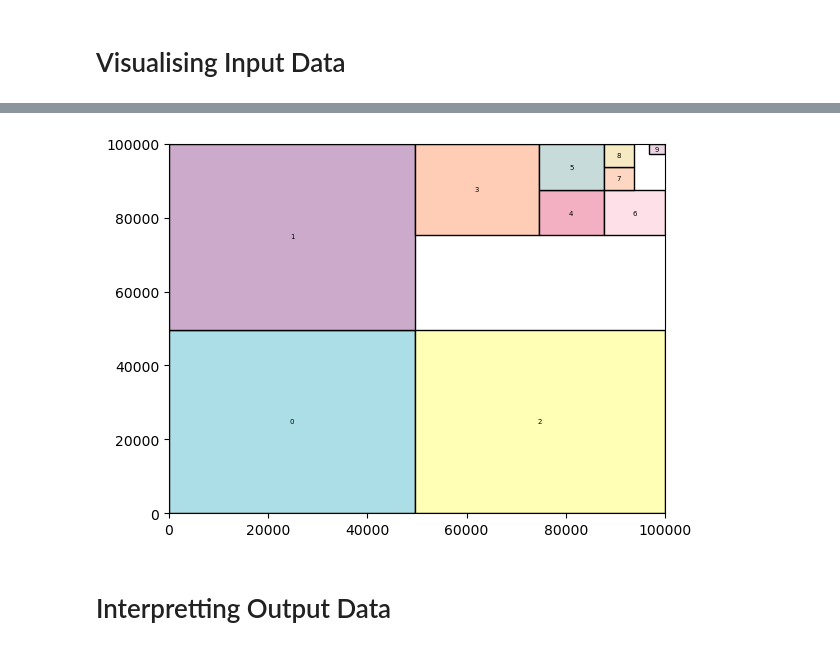
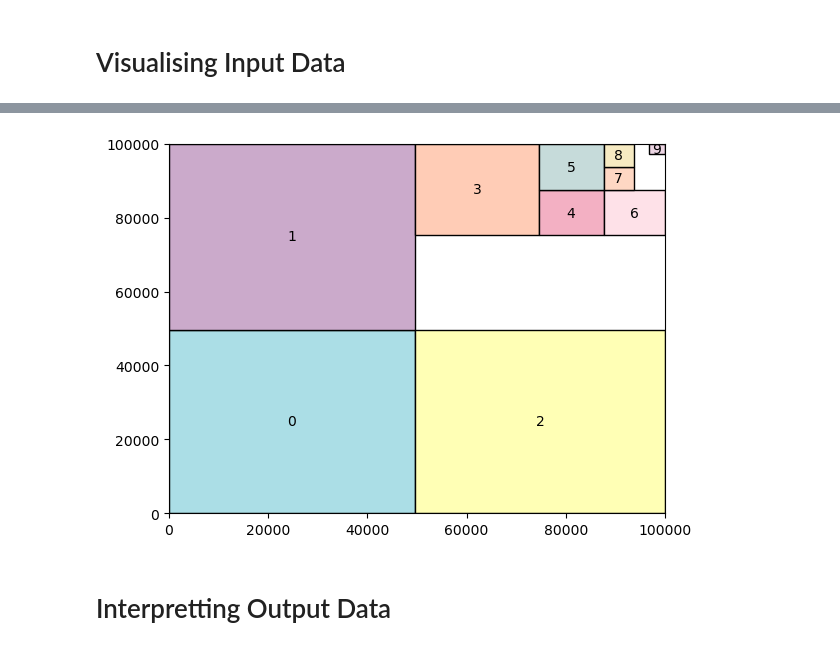
Before and after one commit to AwesomeTevv/Advanced-Analysis-of-Algorithms-Assignment, a Jupyter notebook: VisualiseRectangles.ipynb, the cells around one changed output, grey strips where cells are left out. Saved outputs shown, nothing was run; the diff lists cells and outputs as text; code cells hidden in the pictures.

```diff
--- a/VisualiseRectangles.ipynb
+++ b/VisualiseRectangles.ipynb
@@ -72,29 +78,29 @@ for rectangle in rectangles:
 # %%
 fig, ax = plt.subplots()
 
 for i in range(len(rectangles)):
     # color = '#'+random.randbytes(3).hex()
     # color = colors[random.randint(0, len(colors) - 1)]
     color = colors[i % len(colors)]
     r = rectangles[i]
     anchor = (int(r[1]), int(r[2]))
     width = int(r[3]) - int(r[1])
     height = int(r[4]) - int(r[2])
     rectangle = Rectangle(anchor, width, height, fill=True,
                           facecolor=color, edgecolor='#000000')
     ax.add_patch(rectangle)
     rx, ry = rectangle.get_xy()
     cx = rx + rectangle.get_width()/2.0
     cy = ry + rectangle.get_height()/2.0
     ax.annotate(r[0], (cx, cy), color='black',
-                fontsize=5, ha='center', va='center')
+                fontsize=10, ha='center', va='center')
 
 # display plot
 ax.set_xlim(left=0, right=100_000)
 ax.set_ylim(bottom=0, top=100_000)
 plt.show()
 # %% [output]
-[figure, old version]
+[figure, new version]
 # %% [markdown]
 # Interpretting Output Data
 # %%
```
Also changed, not shown: parts of 1 cell of this notebook, 13 other files.
